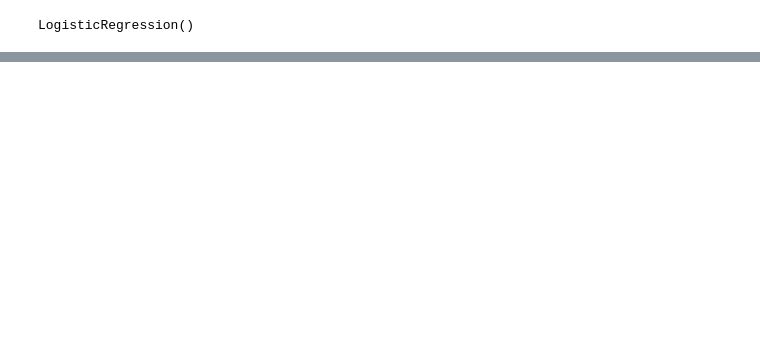
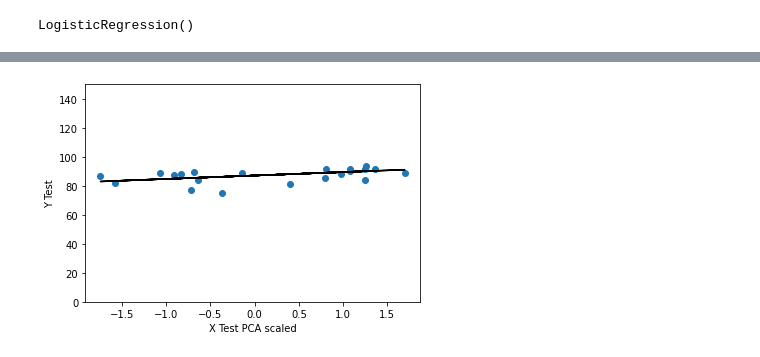
Before and after one commit to achurichi/CEIA-inteligencia_artificial, a Jupyter notebook: TP_final/tp_final.ipynb, the cells around one changed output, grey strips where cells are left out. Drawn from its saved outputs; the diff is of its cells as text; code cells hidden in the pictures; blank space fills up the shorter version.

Commit message:
Add linear regression

```diff
--- a/TP_final/tp_final.ipynb
+++ b/TP_final/tp_final.ipynb
@@ -162,0 +193,7 @@ Recall: 0.6666666666666666
+# %%
+pca = PCA(n_components=1, random_state=RANDOM_SEED).fit(X_train)
+X_train_pca = pca.transform(X_train)
+print(
+    "Se utiliza una componente de PCA, con una varianza de",
+    pca.explained_variance_ratio_[0],
+)
@@ -162,0 +212,6 @@ Recall: 0.6666666666666666
+# %%
+scaler = StandardScaler().fit(X_train_pca)
+X_train_pca_scaled = scaler.transform(X_train_pca)
+# %%
+linear_regression = LinearRegression()
+linear_regression.fit(X_train_pca_scaled, y_train)
@@ -162,0 +240,8 @@ Recall: 0.6666666666666666
+# %%
+X_test_pca = pca.transform(X_test)
+X_test_pca_scaled = scaler.transform(X_test_pca)
+
+y_pred = linear_regression.predict(X_test_pca_scaled)
+
+print("Métricas de test:")
+print_metrics(y_test, y_pred, metrics=metrics)
@@ -162,0 +262,9 @@ Recall: 0.6666666666666666
+# %%
+plt.scatter(X_test_pca_scaled, y_test)
+plt.plot(X_test_pca_scaled, y_pred, color="k")
+plt.xlabel("X Test PCA scaled")
+plt.ylabel("Y Test")
+plt.ylim((0, 150))
+plt.show()
+# %% [output]
+[figure, added]
```
Also changed, not shown: parts of 18 cells of this notebook.
